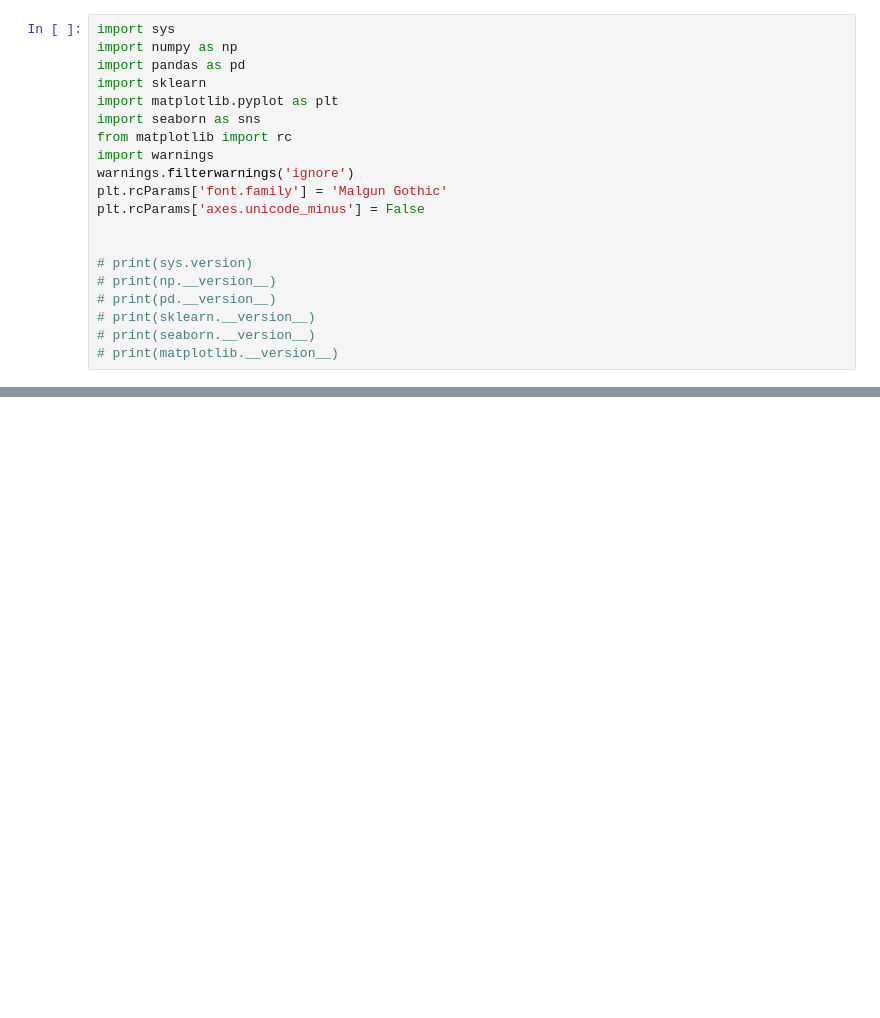
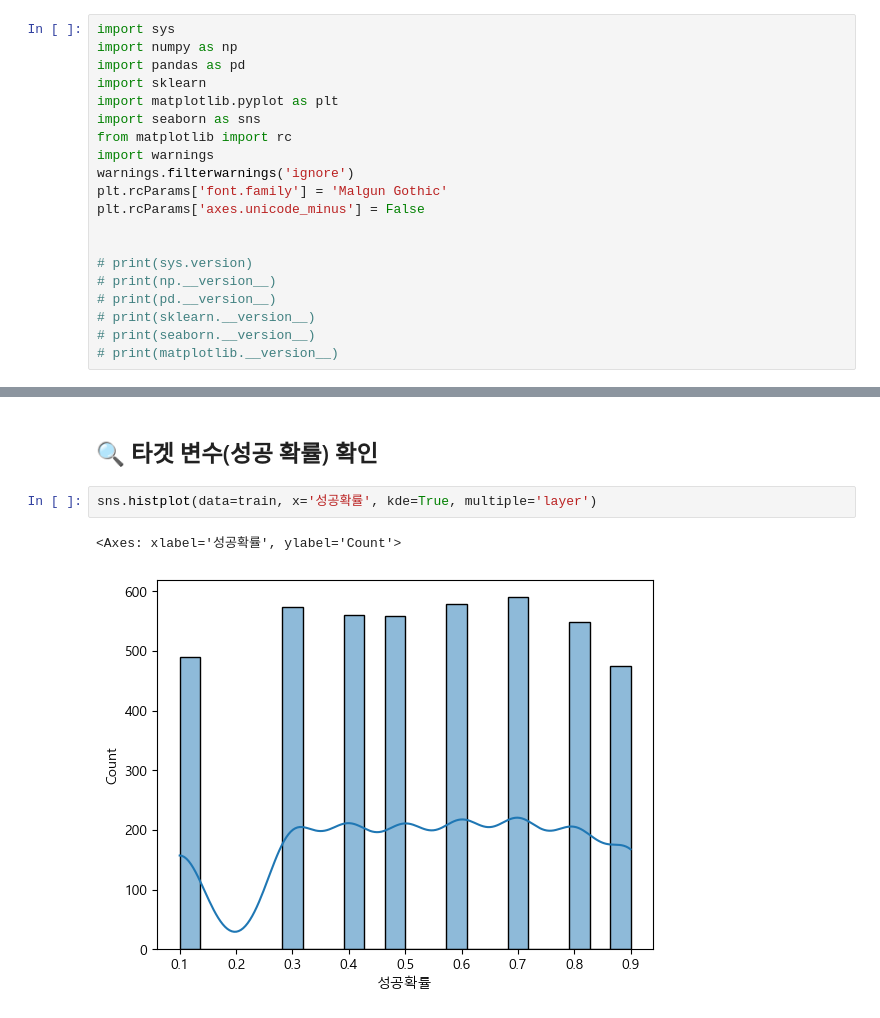
Before and after one commit to azultasul/predicting-enterprise-success-probability, a Jupyter notebook: model/01_EDA.ipynb, the cells around one changed output, grey strips where cells are left out. Drawn from its saved outputs; the diff is of its cells as text; blank space fills up the shorter version.

```diff
--- a/model/01_EDA.ipynb
+++ b/model/01_EDA.ipynb
@@ -72,0 +114,7 @@ def get_hist_box_plot(name):
+# %% [markdown]
+## 🔍 타겟 변수(성공 확률) 확인
+# %%
+sns.histplot(data=train, x='성공확률', kde=True, multiple='layer')
+# %% [output]
+<Axes: xlabel='성공확률', ylabel='Count'>
+[figure, added]
```
Also changed, not shown: parts of 7 cells of this notebook.
